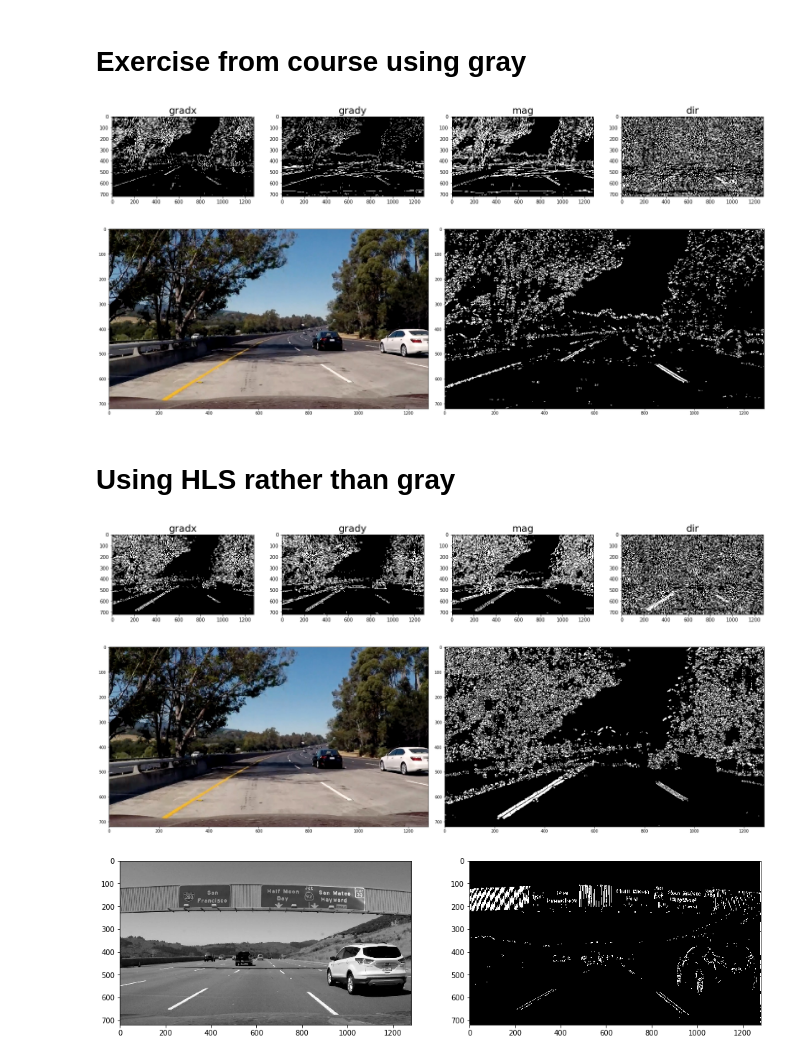
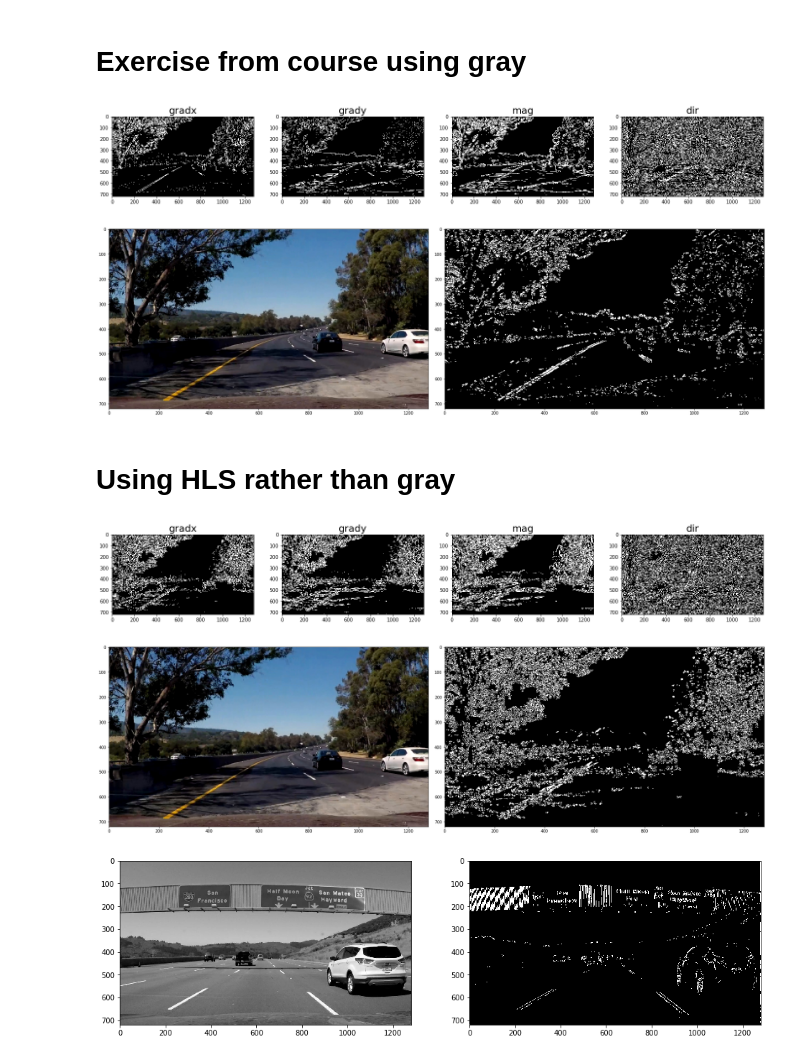
Before and after one commit to drganjoo/CarND-Advanced-Lane-Lines, a Jupyter notebook: sobel_check.ipynb, the cells around one changed output. Saved outputs shown, nothing was run; the diff lists cells and outputs as text; code cells hidden in the pictures.

```diff
--- a/sobel_check.ipynb
+++ b/sobel_check.ipynb
@@ -9,7 +9,14 @@ import pickle
 
 # Read in an image and grayscale it
 #image = mpimg.imread('signs_vehicles_xygrad.png')
-image = mpimg.imread('bridge_shadow.jpg')
+#image = mpimg.imread('bridge_shadow.jpg')
+
+testfile = './project_video-frames/1038.jpg'
+
+def load_test_image():
+    return mpimg.imread(testfile)
+
+image = load_test_image()
 
 def abs_sobel_thresh(img, orient='x', sobel_kernel=3, thresh=(0, 255)):
     gray = cv2.cvtColor(img, cv2.COLOR_RGB2GRAY)
@@ -84,8 +91,8 @@ ax1.imshow(image)
 ax2.imshow(combined, cmap='gray')
 plt.show()
 # %% [output]
-[figure, old version]
+[figure, new version]
-[figure, old version]
+[figure, new version]
 # %% [markdown]
 # Using HLS rather than gray
 # %%
@@ -95,9 +102,7 @@ import matplotlib.pyplot as plt
 import matplotlib.image as mpimg
 import pickle
 
-# Read in an image and grayscale it
-#image = mpimg.imread('signs_vehicles_xygrad.png')
-image = mpimg.imread('bridge_shadow.jpg')
+image = load_test_image()
 
 def abs_sobel_thresh(img, orient='x', sobel_kernel=3, thresh=(0, 255)):
     hls = cv2.cvtColor(img, cv2.COLOR_RGB2HLS)
@@ -151,35 +156,35 @@ ksize = 7 # Choose a larger odd number to smooth gradient measurements
 
 # Apply each of the thresholding functions
 gradx = abs_sobel_thresh(image, orient='x', sobel_kernel=ksize, thresh=(20, 90))
 grady = abs_sobel_thresh(image, orient='y', sobel_kernel=ksize, thresh=(30, 140))
 mag_binary = mag_thresh(image, sobel_kernel=21, mag_thresh=(30, 90))
 dir_binary = dir_threshold(image, sobel_kernel=19, thresh=(40 * np.pi / 180.0, 73 * np.pi / 180))
 
 # plt.figure()
 # plt.imshow(mag_binary, cmap='gray')
 
 combined = np.zeros_like(dir_binary)
 combined[((gradx == 1) & (grady == 1)) | ((mag_binary == 1) & (dir_binary == 1))] = 1
 
 f, (ax1, ax2, ax3, ax4) = plt.subplots(1,4, figsize=(24,9))
 ax1.imshow(gradx, cmap='gray')
 ax1.set_title('gradx', fontsize=20)
 ax2.imshow(grady, cmap='gray')
 ax2.set_title('grady', fontsize=20)
 ax3.imshow(mag_binary, cmap='gray')
 ax3.set_title('mag', fontsize=20)
 ax4.imshow(dir_binary, cmap='gray')
 ax4.set_title('dir', fontsize=20)
 
 f, (ax1, ax2) = plt.subplots(1,2, figsize=(24,9))
 f.tight_layout()
 
 ax1.imshow(image)
 ax2.imshow(combined, cmap='gray')
 plt.show()
 # %% [output]
-[figure, old version]
+[figure, new version]
-[figure, old version]
+[figure, new version]
 # %%
 import cv2
 import matplotlib.pyplot as plt
```
Also changed, not shown: 27 other files.
